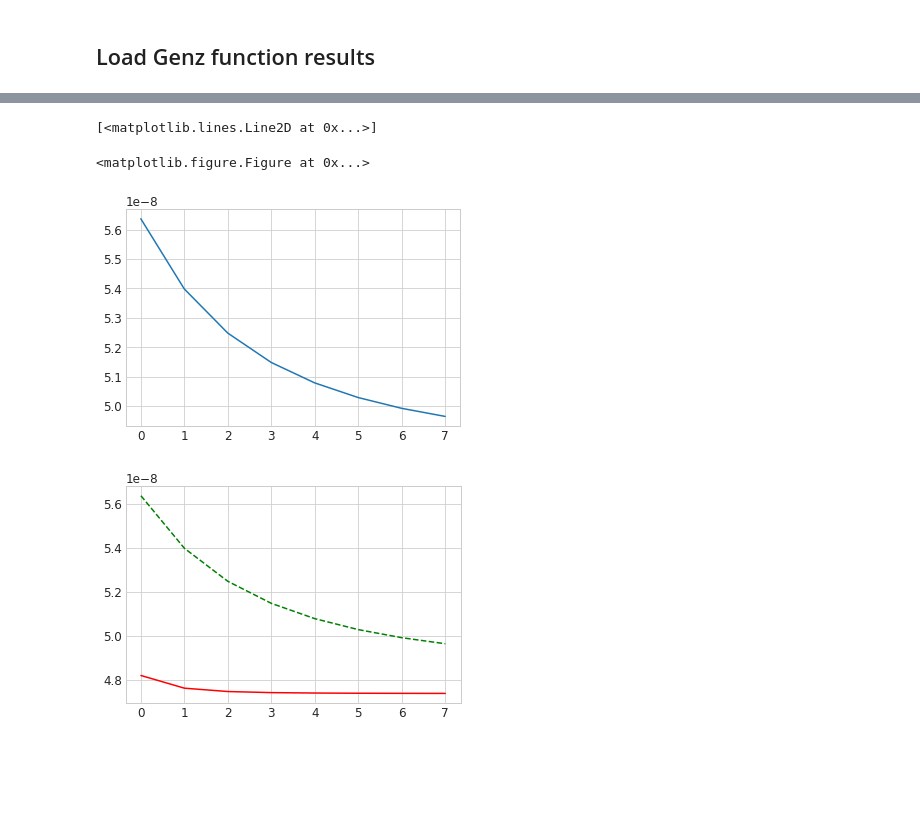
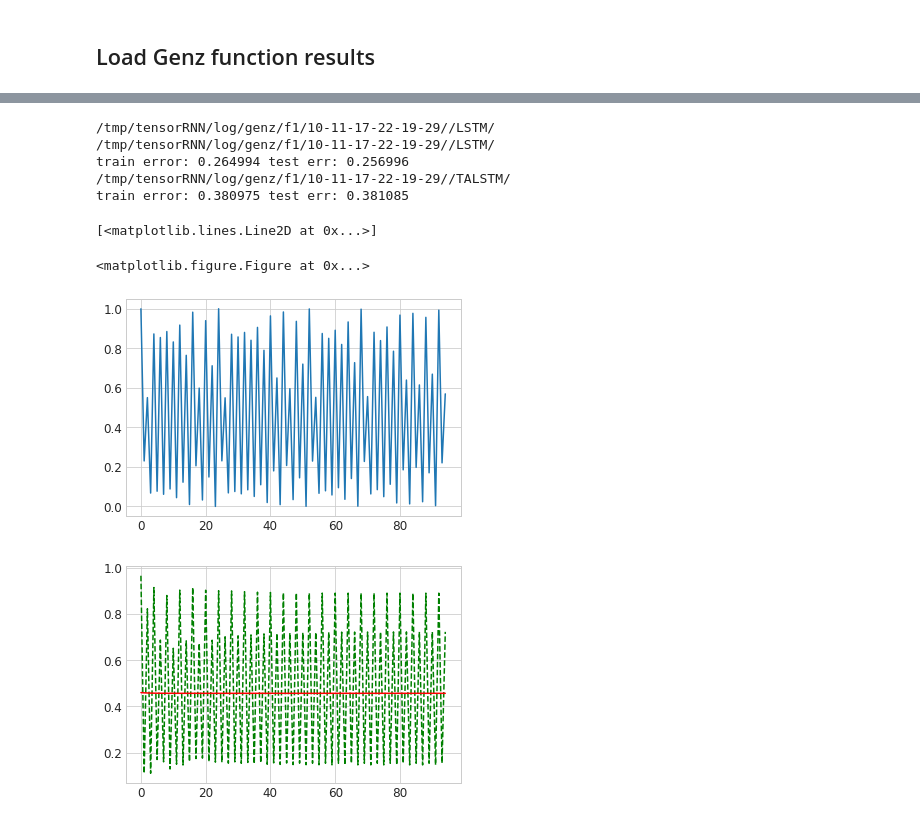
Before and after one commit to yuqirose/TensorRNN, a Jupyter notebook: experiments/notebook/py3_load_rslts.ipynb, the cells around one changed output, grey strips where cells are left out. Saved outputs shown, nothing was run; the diff lists cells and outputs as text; code cells hidden in the pictures; blank space fills up the shorter version.

Commit message:
Added time series plot

```diff
--- a/experiments/notebook/py3_load_rslts.ipynb
+++ b/experiments/notebook/py3_load_rslts.ipynb
@@ -215,7 +281,7 @@ def read_config(fstream):
     return d
 
 def load_log(exp, model):
-    data_path = "/var/tmp/tensorRNN/log/"+exp+"/10-04-17-19-02-07/genz-"+exp+"/"+model+"/"
+    data_path = "/var/tmp/tensorRNN/log/"+exp+"/10-04-17-19-02-07/genz"+exp+"/"+model+"/"
     print(data_path)
     f_pred= "predict.npy"
     f_err = "config.out"
@@ -258 +324,9 @@ not found
 not found
+# %%
+# raw data
+exp='f3'
+dat = np.load('/home/qiyu/data/'+exp+'.npy')
+print(dat.shape)
+plt.plot(dat[4486,:,0])
+print(true.shape)
+print(np.argmax(true[:,:,0])/true.shape[1])
@@ -268,40 +347,63 @@ import matplotlib.pyplot as plt
 import matplotlib as mpl
 import seaborn as sns
 import matplotlib.pyplot as plt
 from mpl_toolkits.mplot3d import Axes3D
 import numpy as np
 params = {
    'axes.labelsize': 20,
    'font.size': 20,
    'legend.fontsize': 20,
    'xtick.labelsize': 12,
    'ytick.labelsize': 12,
    'text.usetex': False,
    }
 mpl.rcParams.update(params)
 sns.set_style("whitegrid")
 sns.despine()
 
-exp = 'f5'
+time_stamp ="10-11-17-22-19-29/"
+def load_log(exp, model):
+    data_path = "/tmp/tensorRNN/log/genz/"+exp+"/"+time_stamp+"/"+model+"/"
+    print(data_path)
+    f_pred= "predict.npy"
+    f_err = "config.out"
+    pred =  np.load(data_path+f_pred )
+    with open(data_path+""+f_err,'r') as fstream:
+        config = read_config(fstream)
+    return config, pred
 
-i= 10
+exp = 'f1'
+
+i= 0
 
 
 model = 'LSTM'
-data_path = "/tmp/tensorRNN/log/genz/"+exp+"/10-11-17-22-19-29"+"/"+model+"/"
-
+data_path = "/tmp/tensorRNN/log/genz/"+exp+"/"+time_stamp+"/"+model+"/"
+print(data_path)
+config, pred = load_log(exp, model)
+print('train error:',config['train_error'],'test err:',config['test_error'])
 true, pred = np.load(data_path+'predict.npy')
 plt.figure()
 plt.plot(true[i,:,0])
 
 plt.figure()
 plt.plot(pred[i,:,0],'g--',label=model)
-model = 'TLSTM'
-data_path = "/tmp/tensorRNN/log/genz/"+exp+"/10-11-17-22-19-29"+"/"+model+"/"
+model = 'TALSTM'
+config, pred = load_log(exp, model)
+
+data_path = "/tmp/tensorRNN/log/genz/"+exp+"/"+ time_stamp +"/"+model+"/"
 true, pred = np.load(data_path+'predict.npy')
+
+print('train error:',config['train_error'],'test err:',config['test_error'])
+
 plt.plot(pred[i,:,0],'r-',label=model)
 # %% [output]
-[<matplotlib.lines.Line2D at 0x...>]
+/tmp/tensorRNN/log/genz/f1/10-11-17-22-19-29//LSTM/
+/tmp/tensorRNN/log/genz/f1/10-11-17-22-19-29//LSTM/
+train error: 0.264994 test err: 0.256996
+/tmp/tensorRNN/log/genz/f1/10-11-17-22-19-29//TALSTM/
+train error: 0.380975 test err: 0.381085
-<matplotlib.figure.Figure at 0x...>
+[<matplotlib.lines.Line2D at 0x...>]
+<matplotlib.figure.Figure at 0x...>
-[figure, old version]
+[figure, new version]
-[figure, old version]
+[figure, new version]
```
Also changed, not shown: parts of 9 cells of this notebook, 6 other files.
